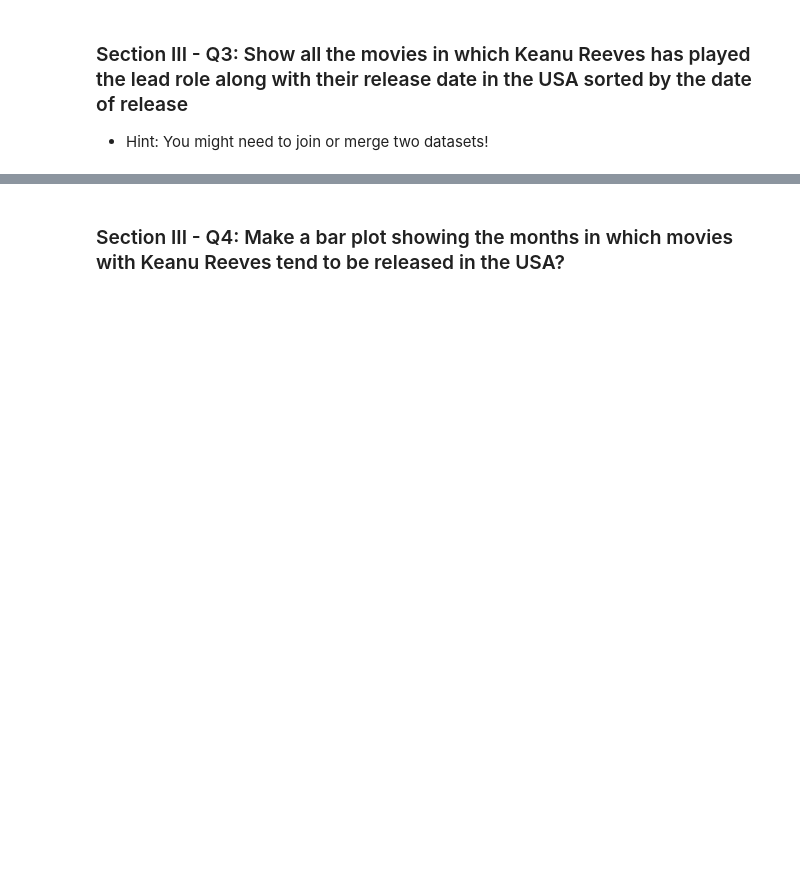
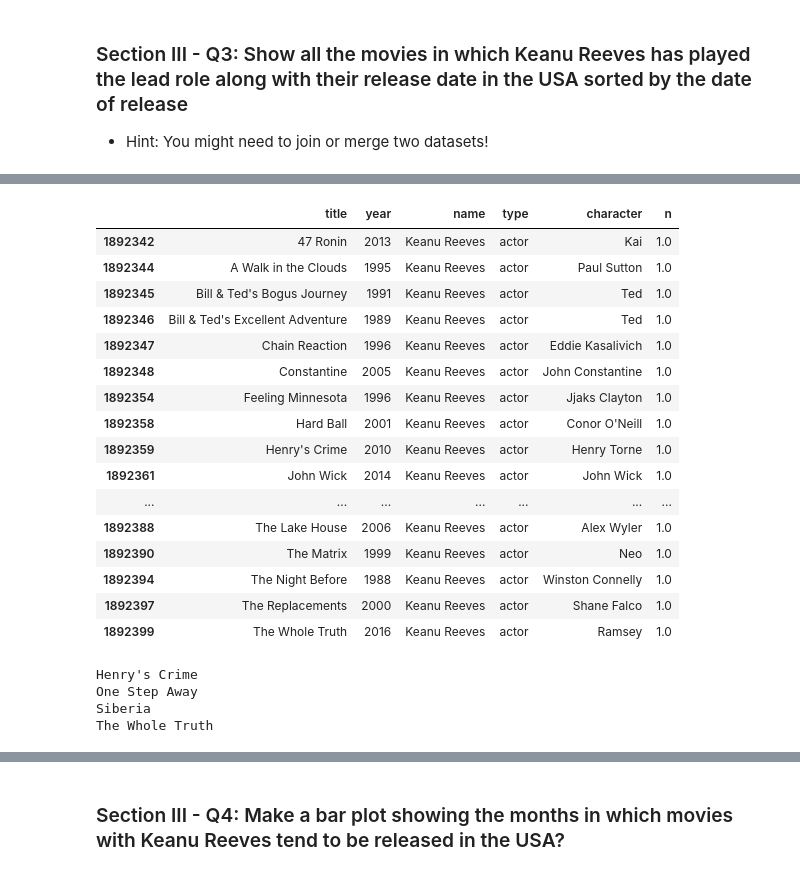
Before and after one commit to Gan001/Data-Wrangling, a Jupyter notebook: mini-project_pandas/Mini_Project_Data_Wrangling_Pandas.ipynb, the cells around one changed output, grey strips where cells are left out. Cells and saved outputs as stored; diff of their text form; code cells hidden in the pictures; blank space fills up the shorter version.

```diff
--- a/mini-project_pandas/Mini_Project_Data_Wrangling_Pandas.ipynb
+++ b/mini-project_pandas/Mini_Project_Data_Wrangling_Pandas.ipynb
@@ -799,0 +843,40 @@ christmas.date.dt.month.value_counts().sort_index().plot(kind='bar')
+# %%
+#all keanu leading roles total 26, after merge only 22, 4 films missing usa release date
+keanu_roles_leading
+# %% [output]
+|  | title | year | name | type | character | n |
+| 1892342 | 47 Ronin | 2013 | Keanu Reeves | actor | Kai | 1.0 |
+| 1892344 | A Walk in the Clouds | 1995 | Keanu Reeves | actor | Paul Sutton | 1.0 |
+| 1892345 | Bill & Ted's Bogus Journey | 1991 | Keanu Reeves | actor | Ted | 1.0 |
+| 1892346 | Bill & Ted's Excellent Adventure | 1989 | Keanu Reeves | actor | Ted | 1.0 |
+| 1892347 | Chain Reaction | 1996 | Keanu Reeves | actor | Eddie Kasalivich | 1.0 |
+| 1892348 | Constantine | 2005 | Keanu Reeves | actor | John Constantine | 1.0 |
+| 1892354 | Feeling Minnesota | 1996 | Keanu Reeves | actor | Jjaks Clayton | 1.0 |
+| 1892358 | Hard Ball | 2001 | Keanu Reeves | actor | Conor O'Neill | 1.0 |
+| 1892359 | Henry's Crime | 2010 | Keanu Reeves | actor | Henry Torne | 1.0 |
+| 1892361 | John Wick | 2014 | Keanu Reeves | actor | John Wick | 1.0 |
+| ... | ... | ... | ... | ... | ... | ... |
+| 1892388 | The Lake House | 2006 | Keanu Reeves | actor | Alex Wyler | 1.0 |
+| 1892390 | The Matrix | 1999 | Keanu Reeves | actor | Neo | 1.0 |
+| 1892394 | The Night Before | 1988 | Keanu Reeves | actor | Winston Connelly | 1.0 |
+| 1892397 | The Replacements | 2000 | Keanu Reeves | actor | Shane Falco | 1.0 |
+| 1892399 | The Whole Truth | 2016 | Keanu Reeves | actor | Ramsey | 1.0 |
+# %%
+#Find the missing movies
+missing_movies = []
+keanu_total = keanu_roles_leading.title.tolist() #total keanu movies where he is listed lead
+keanu_usa = keanu_usa_release.title.tolist() #keanu lead movies that had their us release date listed
+
+#for every movie that is in total but not in usa add to missing
+for total in keanu_total:
+    if total not in keanu_usa:
+        missing_movies.append(total)
+
+#display missing movies
+for movie in missing_movies:
+    print(movie)
+# %% [output]
+Henry's Crime
+One Step Away
+Siberia
+The Whole Truth
```
Also changed, not shown: parts of 7 cells of this notebook.
